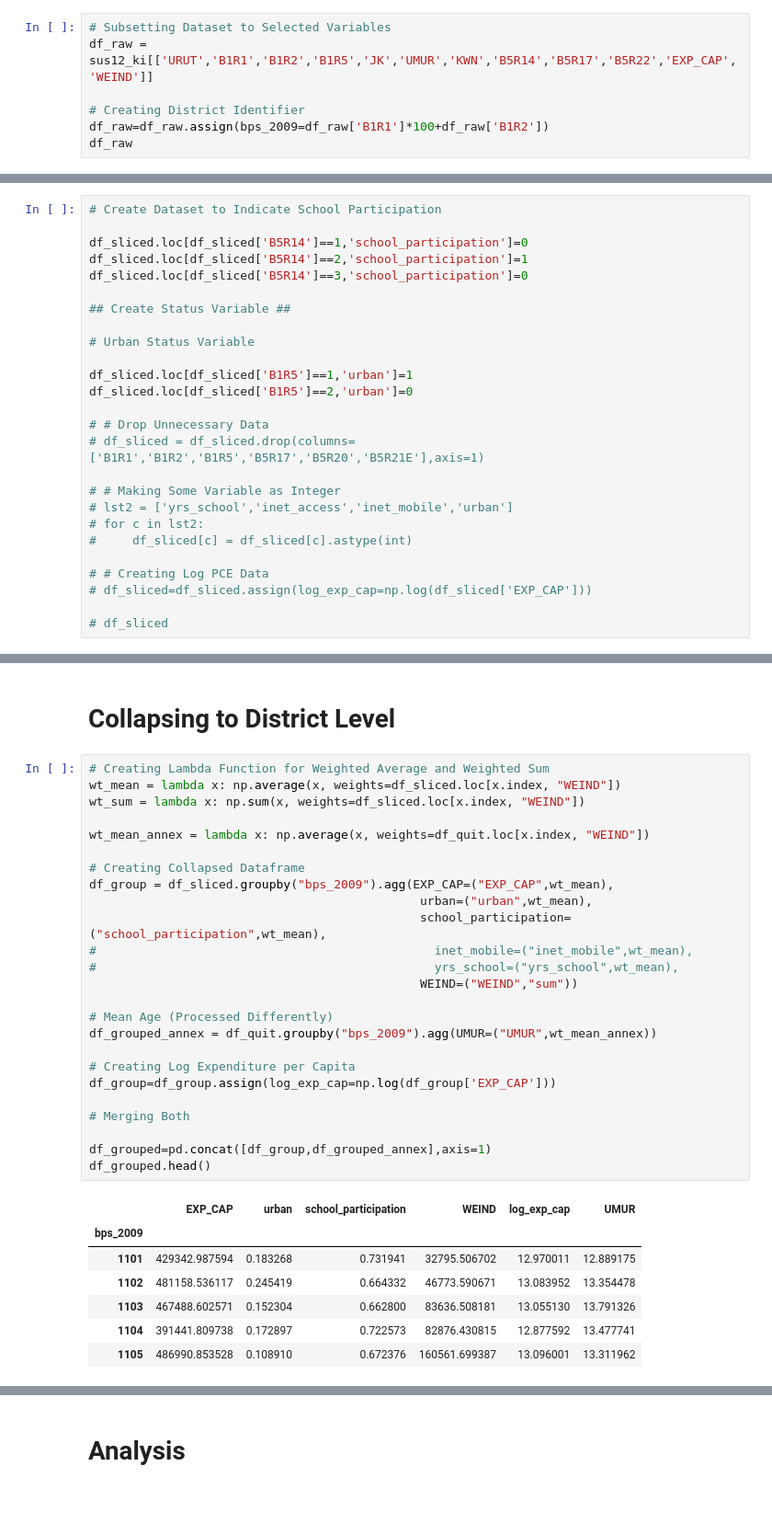
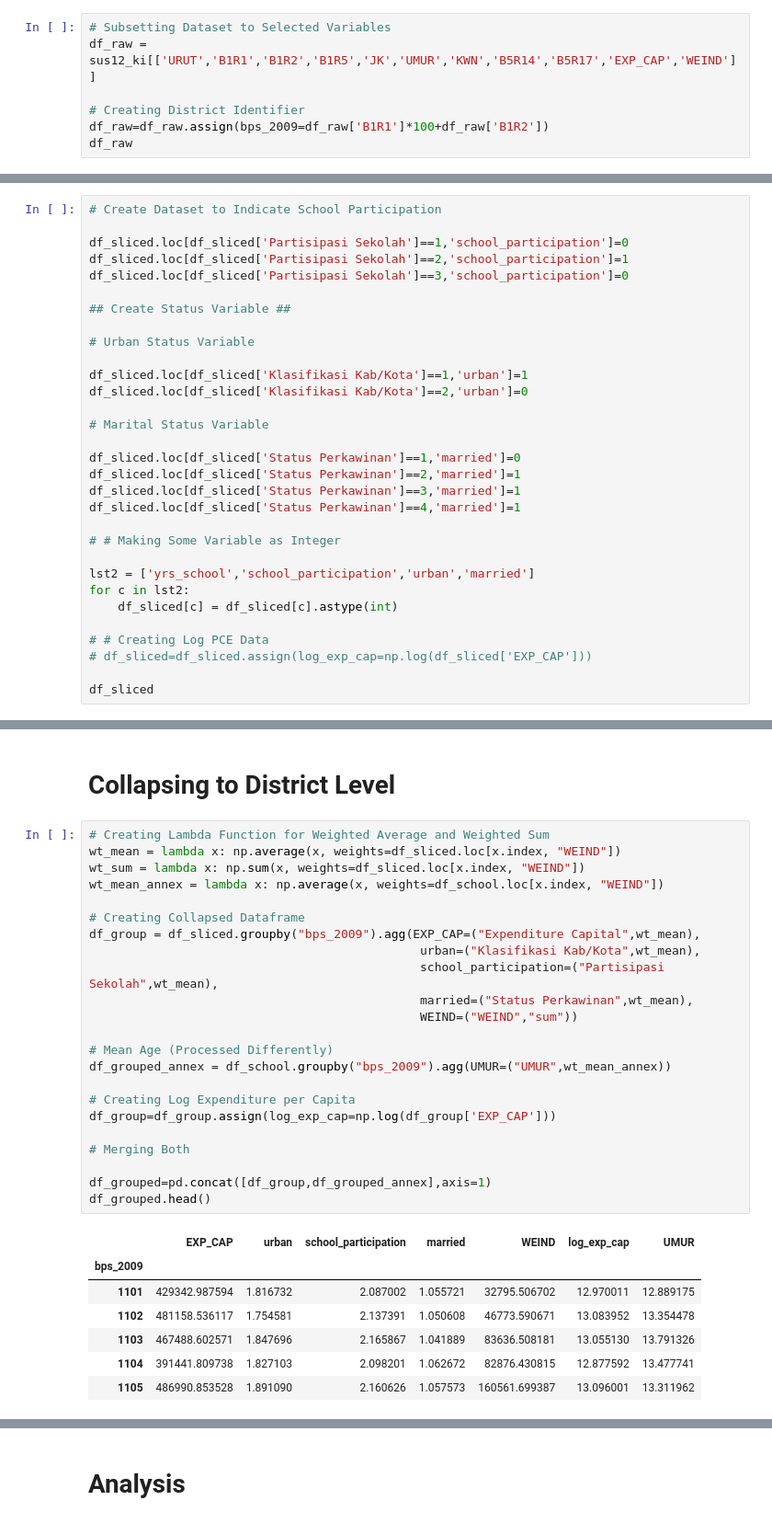
Before and after one commit to kartikarizqin/Project-Lab-Susenas, a Jupyter notebook: eda-2012.ipynb, the cells around one changed output, grey strips where cells are left out. Shown: that part at 92% size. Saved outputs shown, nothing was run; the diff lists cells and outputs as text.

```diff
--- a/eda-2012.ipynb
+++ b/eda-2012.ipynb
@@ -72,7 +72,7 @@ plot_describe
 # Choose variables
 # %%
 # Subsetting Dataset to Selected Variables
-df_raw = sus12_ki[['URUT','B1R1','B1R2','B1R5','JK','UMUR','KWN','B5R14','B5R17','B5R22','EXP_CAP','WEIND']]
+df_raw = sus12_ki[['URUT','B1R1','B1R2','B1R5','JK','UMUR','KWN','B5R14','B5R17','EXP_CAP','WEIND']]
 
 # Creating District Identifier
 df_raw=df_raw.assign(bps_2009=df_raw['B1R1']*100+df_raw['B1R2'])
@@ -304,26 +290,31 @@ df_sliced
 # %%
 # Create Dataset to Indicate School Participation
 
-df_sliced.loc[df_sliced['B5R14']==1,'school_participation']=0
-df_sliced.loc[df_sliced['B5R14']==2,'school_participation']=1
-df_sliced.loc[df_sliced['B5R14']==3,'school_participation']=0
+df_sliced.loc[df_sliced['Partisipasi Sekolah']==1,'school_participation']=0
+df_sliced.loc[df_sliced['Partisipasi Sekolah']==2,'school_participation']=1
+df_sliced.loc[df_sliced['Partisipasi Sekolah']==3,'school_participation']=0
 
 ## Create Status Variable ##
 
 # Urban Status Variable
 
-df_sliced.loc[df_sliced['B1R5']==1,'urban']=1
-df_sliced.loc[df_sliced['B1R5']==2,'urban']=0
+df_sliced.loc[df_sliced['Klasifikasi Kab/Kota']==1,'urban']=1
+df_sliced.loc[df_sliced['Klasifikasi Kab/Kota']==2,'urban']=0
 
-# # Drop Unnecessary Data
-# df_sliced = df_sliced.drop(columns=['B1R1','B1R2','B1R5','B5R17','B5R20','B5R21E'],axis=1)
+# Marital Status Variable
+
+df_sliced.loc[df_sliced['Status Perkawinan']==1,'married']=0
+df_sliced.loc[df_sliced['Status Perkawinan']==2,'married']=1
+df_sliced.loc[df_sliced['Status Perkawinan']==3,'married']=1
+df_sliced.loc[df_sliced['Status Perkawinan']==4,'married']=1
 
 # # Making Some Variable as Integer
-# lst2 = ['yrs_school','inet_access','inet_mobile','urban']
-# for c in lst2:
-#     df_sliced[c] = df_sliced[c].astype(int)
+
+lst2 = ['yrs_school','school_participation','urban','married']
+for c in lst2:
+    df_sliced[c] = df_sliced[c].astype(int)
 
 # # Creating Log PCE Data
 # df_sliced=df_sliced.assign(log_exp_cap=np.log(df_sliced['EXP_CAP']))
 
-# df_sliced
+df_sliced
@@ -332,33 +337,31 @@ df_sliced.loc[df_sliced['B1R5']==2,'urban']=0
 # %%
 # Creating Lambda Function for Weighted Average and Weighted Sum
 wt_mean = lambda x: np.average(x, weights=df_sliced.loc[x.index, "WEIND"])
 wt_sum = lambda x: np.sum(x, weights=df_sliced.loc[x.index, "WEIND"])
-
-wt_mean_annex = lambda x: np.average(x, weights=df_quit.loc[x.index, "WEIND"])
+wt_mean_annex = lambda x: np.average(x, weights=df_school.loc[x.index, "WEIND"])
 
 # Creating Collapsed Dataframe
-df_group = df_sliced.groupby("bps_2009").agg(EXP_CAP=("EXP_CAP",wt_mean),
-                                              urban=("urban",wt_mean),
-                                              school_participation=("school_participation",wt_mean),
-#                                               inet_mobile=("inet_mobile",wt_mean),
-#                                               yrs_school=("yrs_school",wt_mean),
+df_group = df_sliced.groupby("bps_2009").agg(EXP_CAP=("Expenditure Capital",wt_mean),
+                                              urban=("Klasifikasi Kab/Kota",wt_mean),
+                                              school_participation=("Partisipasi Sekolah",wt_mean),
+                                              married=("Status Perkawinan",wt_mean),
                                               WEIND=("WEIND","sum"))
 
 # Mean Age (Processed Differently)
-df_grouped_annex = df_quit.groupby("bps_2009").agg(UMUR=("UMUR",wt_mean_annex))
+df_grouped_annex = df_school.groupby("bps_2009").agg(UMUR=("UMUR",wt_mean_annex))
 
 # Creating Log Expenditure per Capita
 df_group=df_group.assign(log_exp_cap=np.log(df_group['EXP_CAP']))
 
 # Merging Both
 
 df_grouped=pd.concat([df_group,df_grouped_annex],axis=1)
 df_grouped.head()
 # %% [output]
-|  | EXP_CAP | urban | school_participation | WEIND | log_exp_cap | UMUR |
-| bps_2009 |  |  |  |  |  |  |
-| 1101 | 429342.987594 | 0.183268 | 0.731941 | 32795.506702 | 12.970011 | 12.889175 |
-| 1102 | 481158.536117 | 0.245419 | 0.664332 | 46773.590671 | 13.083952 | 13.354478 |
-| 1103 | 467488.602571 | 0.152304 | 0.662800 | 83636.508181 | 13.055130 | 13.791326 |
-| 1104 | 391441.809738 | 0.172897 | 0.722573 | 82876.430815 | 12.877592 | 13.477741 |
-| 1105 | 486990.853528 | 0.108910 | 0.672376 | 160561.699387 | 13.096001 | 13.311962 |
+|  | EXP_CAP | urban | school_participation | married | WEIND | log_exp_cap | UMUR |
+| bps_2009 |  |  |  |  |  |  |  |
+| 1101 | 429342.987594 | 1.816732 | 2.087002 | 1.055721 | 32795.506702 | 12.970011 | 12.889175 |
+| 1102 | 481158.536117 | 1.754581 | 2.137391 | 1.050608 | 46773.590671 | 13.083952 | 13.354478 |
+| 1103 | 467488.602571 | 1.847696 | 2.165867 | 1.041889 | 83636.508181 | 13.055130 | 13.791326 |
+| 1104 | 391441.809738 | 1.827103 | 2.098201 | 1.062672 | 82876.430815 | 12.877592 | 13.477741 |
+| 1105 | 486990.853528 | 1.891090 | 2.160626 | 1.057573 | 160561.699387 | 13.096001 | 13.311962 |
```
Also changed, not shown: parts of 15 cells of this notebook.
